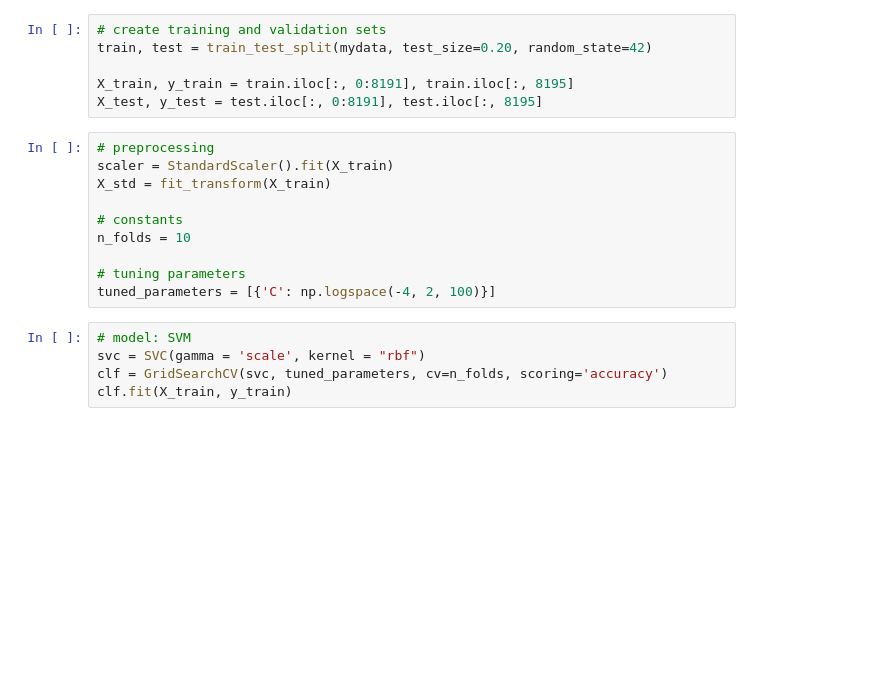
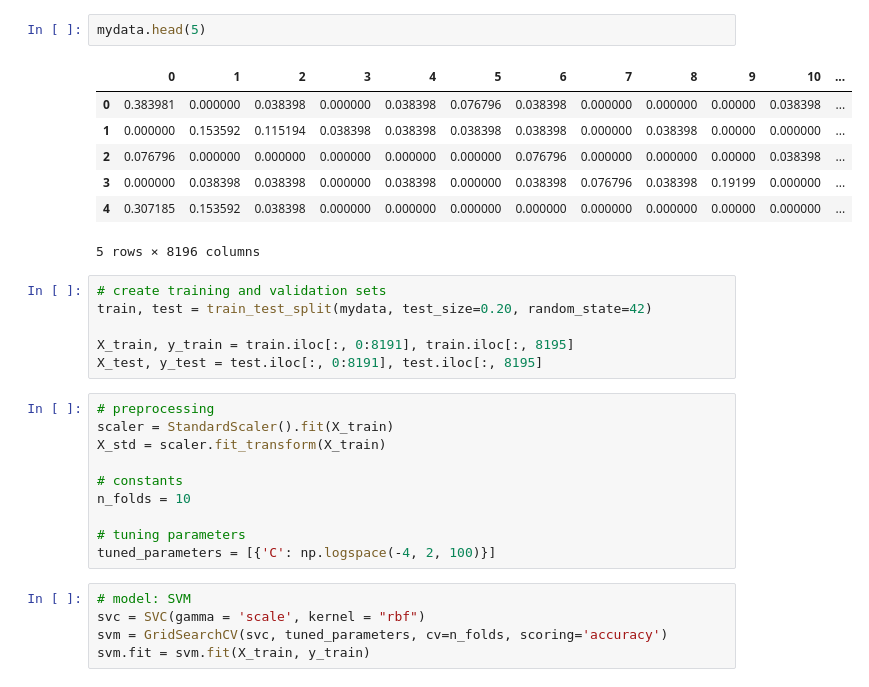
Before and after one commit to boyercb/bst263-final-project, a Jupyter notebook: bst263_final_project.ipynb, the cells around one changed output. Cells and saved outputs as stored; diff of their text form; blank space fills up the shorter version.

```diff
--- a/bst263_final_project.ipynb
+++ b/bst263_final_project.ipynb
@@ -35,3 +29,13 @@ mydata = pd.read_csv(url)
+# %%
+mydata.head(5)
+# %% [output]
+|  | 0 | 1 | 2 | 3 | 4 | 5 | 6 | 7 | 8 | 9 | 10 | ... |
+| 0 | 0.383981 | 0.000000 | 0.038398 | 0.000000 | 0.038398 | 0.076796 | 0.038398 | 0.000000 | 0.000000 | 0.00000 | 0.038398 | ... |
+| 1 | 0.000000 | 0.153592 | 0.115194 | 0.038398 | 0.038398 | 0.038398 | 0.038398 | 0.000000 | 0.038398 | 0.00000 | 0.000000 | ... |
+| 2 | 0.076796 | 0.000000 | 0.000000 | 0.000000 | 0.000000 | 0.000000 | 0.076796 | 0.000000 | 0.000000 | 0.00000 | 0.038398 | ... |
+| 3 | 0.000000 | 0.038398 | 0.038398 | 0.000000 | 0.038398 | 0.000000 | 0.038398 | 0.076796 | 0.038398 | 0.19199 | 0.000000 | ... |
+| 4 | 0.307185 | 0.153592 | 0.038398 | 0.000000 | 0.000000 | 0.000000 | 0.000000 | 0.000000 | 0.000000 | 0.00000 | 0.000000 | ... |
+5 rows × 8196 columns
 # %%
 # create training and validation sets
 train, test = train_test_split(mydata, test_size=0.20, random_state=42)
@@ -41,7 +45,7 @@ X_test, y_test = test.iloc[:, 0:8191], test.iloc[:, 8195]
 # %%
 # preprocessing
 scaler = StandardScaler().fit(X_train)
-X_std = fit_transform(X_train)
+X_std = scaler.fit_transform(X_train)
 
 # constants
 n_folds = 10
@@ -51,8 +55,8 @@ tuned_parameters = [{'C': np.logspace(-4, 2, 100)}]
 # %%
 # model: SVM
 svc = SVC(gamma = 'scale', kernel = "rbf")
-clf = GridSearchCV(svc, tuned_parameters, cv=n_folds, scoring='accuracy')
-clf.fit(X_train, y_train)
+svm = GridSearchCV(svc, tuned_parameters, cv=n_folds, scoring='accuracy')
+svm.fit = svm.fit(X_train, y_train)
 # %%
 # model: L1-logistic regression
 logit = LogisticRegression(penalty='l1', solver='liblinear', intercept_scaling=100000, random_state=0)
```
Also changed, not shown: parts of 17 cells of this notebook.
